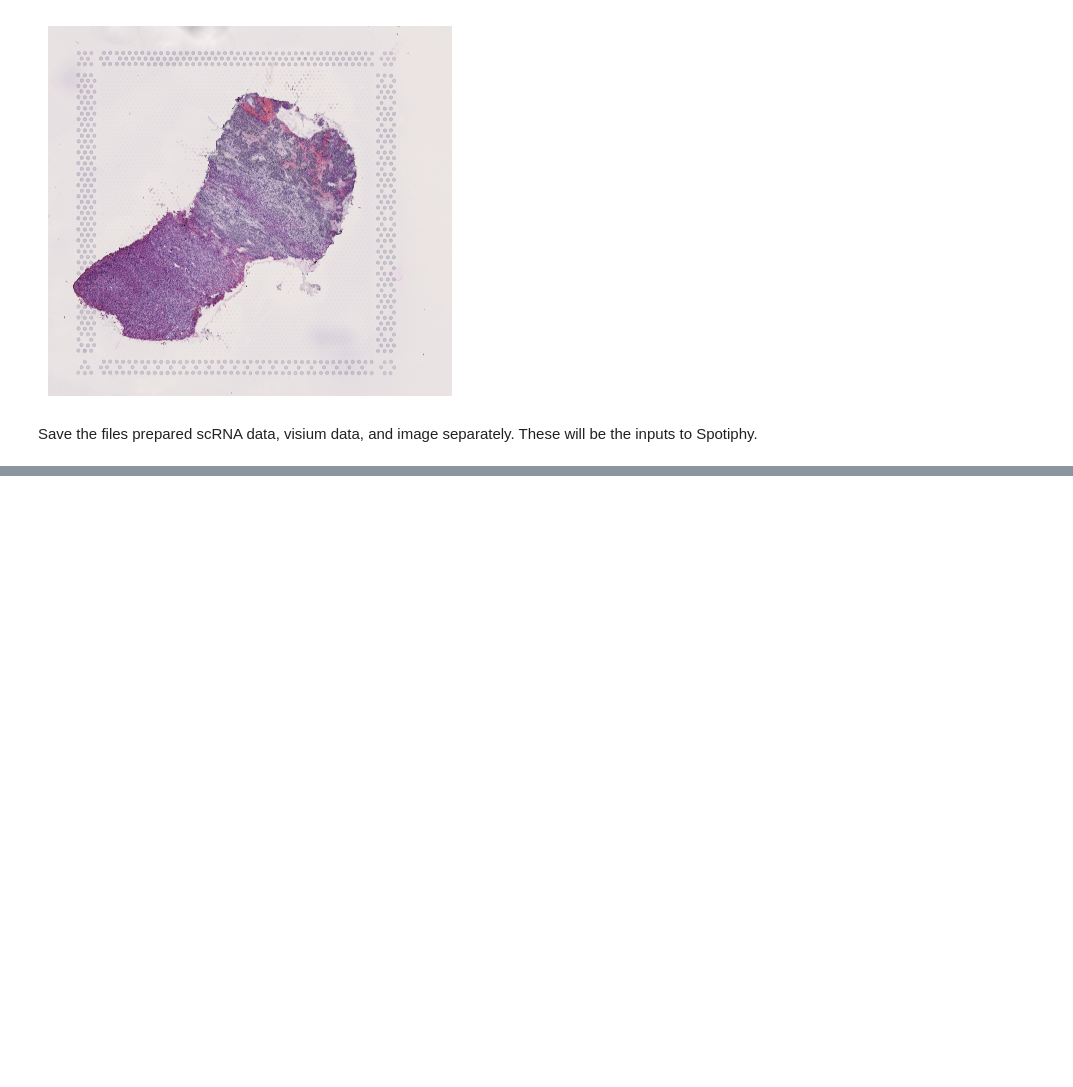
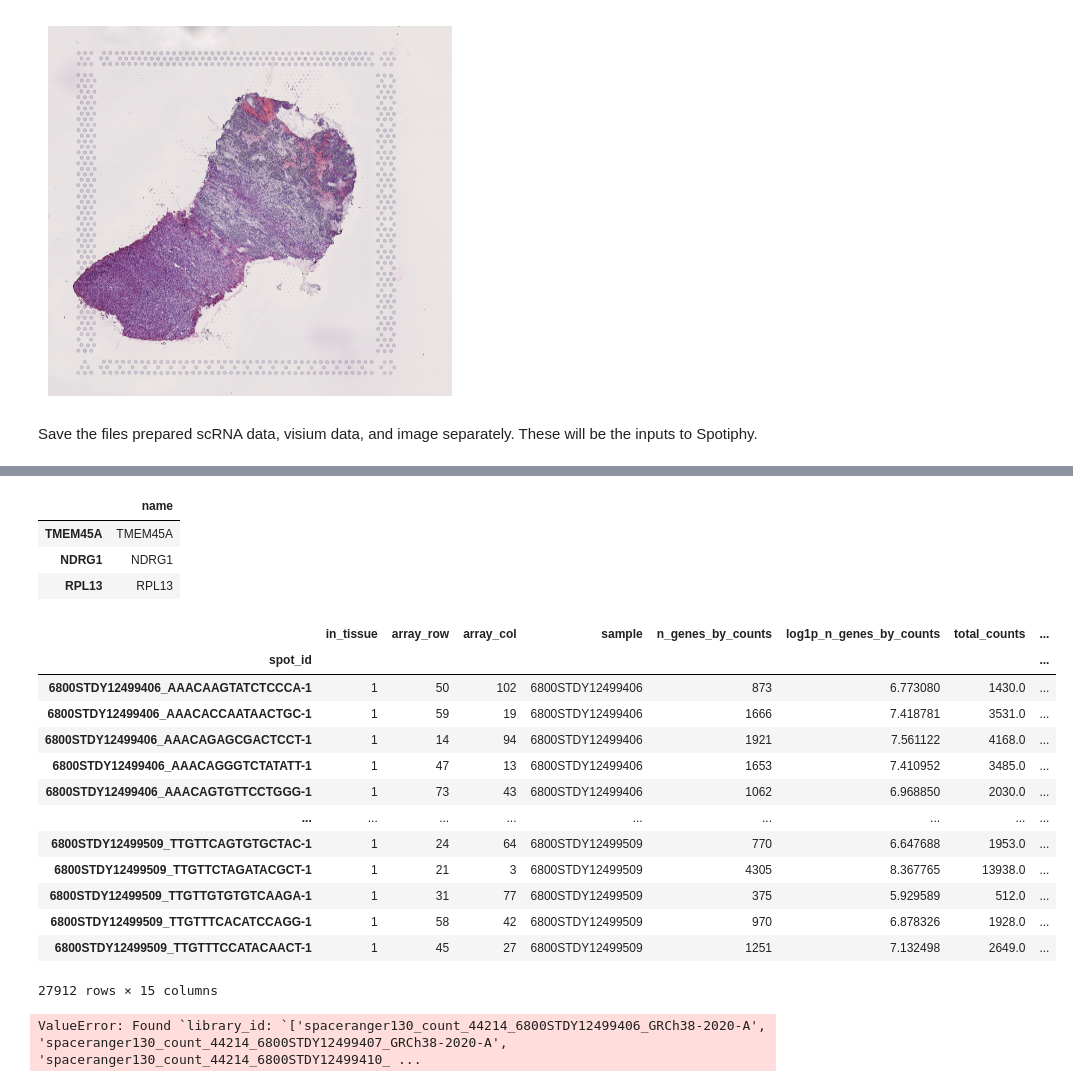
Before and after one commit to edgarfelizmenio/HyperSpot, a Jupyter notebook: demo/Human Kidney Cancer Interface 0 - HGCTSVG Data Preparation.ipynb, the cells around one changed output, grey strips where cells are left out. Drawn from its saved outputs; the diff is of its cells as text; code cells hidden in the pictures; blank space fills up the shorter version.

```diff
--- a/demo/Human Kidney Cancer Interface 0 - HGCTSVG Data Preparation.ipynb
+++ b/demo/Human Kidney Cancer Interface 0 - HGCTSVG Data Preparation.ipynb
@@ -63,0 +82,3 @@ img.save(spotiphy_proj_folder / 'Human Kidney Cancer Interface.tif')
+# %%
+adata_sc = sc.read_h5ad(data_dir / "RCC_upload_final_raw_counts.h5ad")
+adata_st_inter = sc.read_h5ad(data_dir / "visium_merge_inter_upload.h5ad")
@@ -63,0 +94,29 @@ img.save(spotiphy_proj_folder / 'Human Kidney Cancer Interface.tif')
+# %%
+adata_sc.var[adata_sc.var['name'].isin(interest_genes)]
+# %% [output]
+|  | name |
+| TMEM45A | TMEM45A |
+| NDRG1 | NDRG1 |
+| RPL13 | RPL13 |
+# %%
+adata_st_inter.obs
+# %% [output]
+|  | in_tissue | array_row | array_col | sample | n_genes_by_counts | log1p_n_genes_by_counts | total_counts | ... |
+| spot_id |  |  |  |  |  |  |  | ... |
+| 6800STDY12499406_AAACAAGTATCTCCCA-1 | 1 | 50 | 102 | 6800STDY12499406 | 873 | 6.773080 | 1430.0 | ... |
+| 6800STDY12499406_AAACACCAATAACTGC-1 | 1 | 59 | 19 | 6800STDY12499406 | 1666 | 7.418781 | 3531.0 | ... |
+| 6800STDY12499406_AAACAGAGCGACTCCT-1 | 1 | 14 | 94 | 6800STDY12499406 | 1921 | 7.561122 | 4168.0 | ... |
+| 6800STDY12499406_AAACAGGGTCTATATT-1 | 1 | 47 | 13 | 6800STDY12499406 | 1653 | 7.410952 | 3485.0 | ... |
+| 6800STDY12499406_AAACAGTGTTCCTGGG-1 | 1 | 73 | 43 | 6800STDY12499406 | 1062 | 6.968850 | 2030.0 | ... |
+| ... | ... | ... | ... | ... | ... | ... | ... | ... |
+| 6800STDY12499509_TTGTTCAGTGTGCTAC-1 | 1 | 24 | 64 | 6800STDY12499509 | 770 | 6.647688 | 1953.0 | ... |
+| 6800STDY12499509_TTGTTCTAGATACGCT-1 | 1 | 21 | 3 | 6800STDY12499509 | 4305 | 8.367765 | 13938.0 | ... |
+| 6800STDY12499509_TTGTTGTGTGTCAAGA-1 | 1 | 31 | 77 | 6800STDY12499509 | 375 | 5.929589 | 512.0 | ... |
+| 6800STDY12499509_TTGTTTCACATCCAGG-1 | 1 | 58 | 42 | 6800STDY12499509 | 970 | 6.878326 | 1928.0 | ... |
+| 6800STDY12499509_TTGTTTCCATACAACT-1 | 1 | 45 | 27 | 6800STDY12499509 | 1251 | 7.132498 | 2649.0 | ... |
+27912 rows × 15 columns
+# %%
+import squidpy as sq
+sq.pl.spatial_scatter(adata_st_inter, color = interest_gene_ensembl)
+# %% [output]
+ValueError: Found `library_id: `['spaceranger130_count_44214_6800STDY12499406_GRCh38-2020-A', 'spaceranger130_count_44214_6800STDY12499407_GRCh38-2020-A', 'spaceranger130_count_44214_6800STDY12499410_ ...
```
Also changed, not shown: parts of 6 cells of this notebook, 35 other files.
